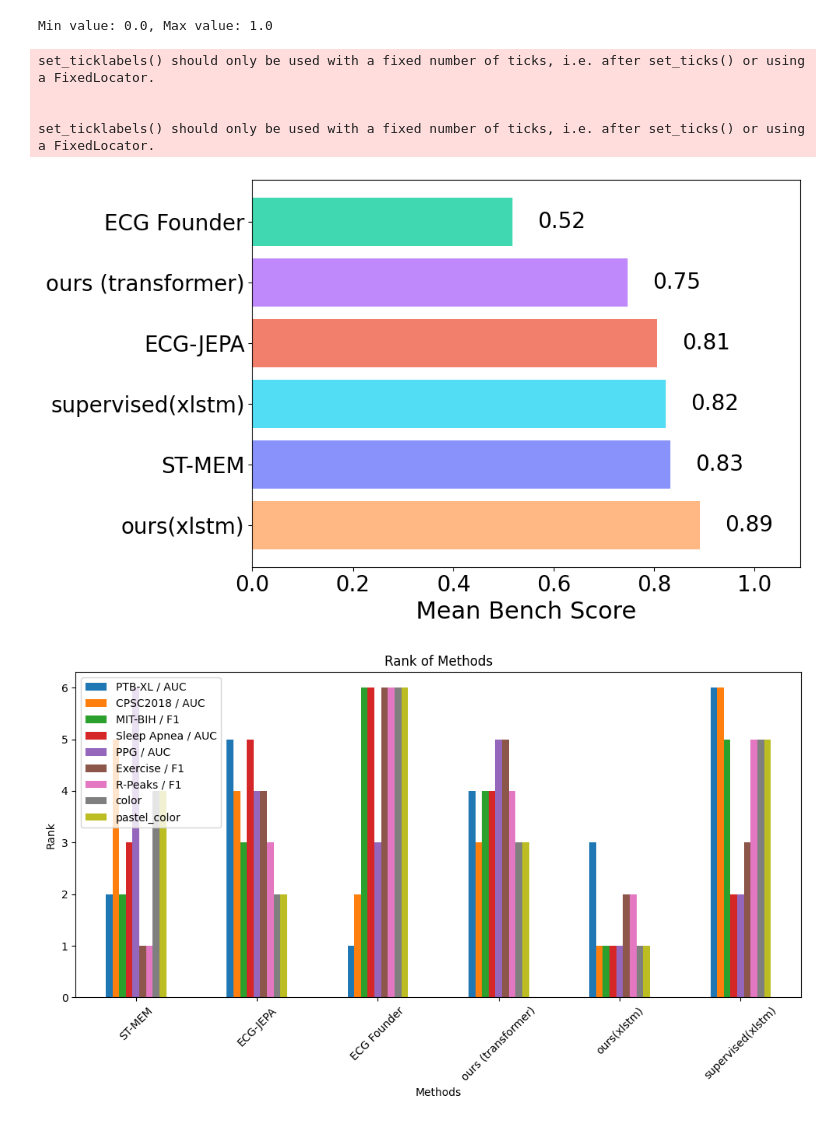
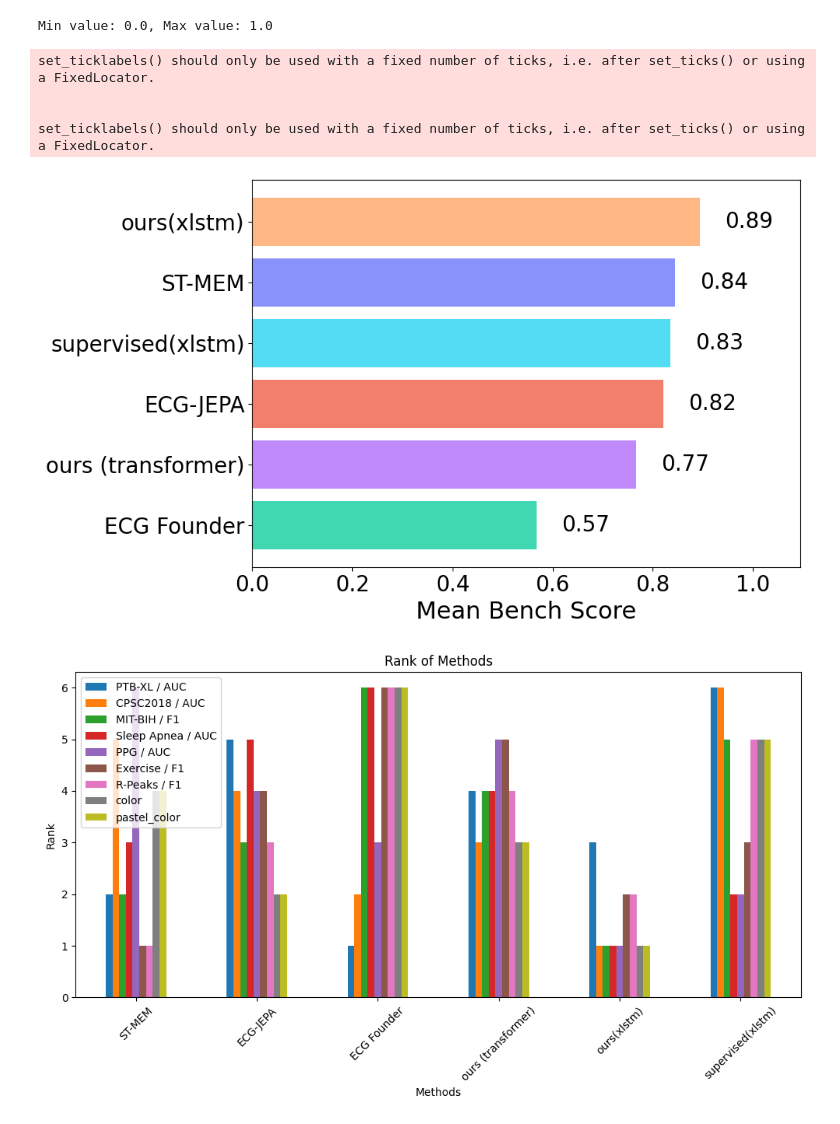
Before and after one commit to Lobster1911/bench-xecg-indian-benchmark, a Jupyter notebook: metrics.ipynb, the cells around one changed output. Saved outputs shown, nothing was run; the diff lists cells and outputs as text; code cells hidden in the pictures.

Commit message:
fix ignore index

```diff
--- a/metrics.ipynb
+++ b/metrics.ipynb
@@ -503,6 +503,11 @@ sleep_df = sleep_df[sleep_df.index.isin(ft_groups)]
 ppg_df = pd.DataFrame(records_ppg)
 ppg_df = ppg_df.groupby("group").agg('mean')
 ppg_df = ppg_df[ppg_df.index.isin(ft_groups)]
+
+age_df = pd.DataFrame(records_age)
+age_df = add_mean(age_df)
+age_df = age_df.groupby("group").agg('mean')
+age_df = age_df[age_df.index.isin(ft_groups)]
 # %%
 categories = ['PTB-XL', 'CPSC2018', 'MIT-BIH', 'Sleep<br>Apnea', 'PPG', 'Exercise', 'R-PEAK', 'Age']
 methods = ['ST-MEM', 'ECG-JEPA', 'ECG Founder', 'ours (transformer)', 'ours(xlstm)', 'supervised(xlstm)']
@@ -550,12 +555,12 @@ data = {
                         mit_r_peaks_df.loc['best_trans_ft']['test_f1_20'],
                         mit_r_peaks_df.loc['best_xlstm_ft']['test_f1_20'],
                         mit_r_peaks_df.loc['best_xlstm_sup']['test_f1_20']],
-    'Age / MAE': [      1 - age_ft.loc['best_stmem_ft']['mean_rsmape'],
-                        1 - age_ft.loc['best_jepa_ft']['mean_rsmape'],
-                        1 - age_ft.loc['best_ecgfm_ft']['mean_rsmape'],
-                        1 - age_ft.loc['best_trans_ft']['mean_rsmape'],
-                        1 - age_ft.loc['best_xlstm_ft']['mean_rsmape'],
-                        1 - age_ft.loc['best_xlstm_sup']['mean_rsmape']],
+    'Age / MAE': [      1 - age_df.loc['best_stmem_ft']['mean_rsmape'],
+                        1 - age_df.loc['best_jepa_ft']['mean_rsmape'],
+                        1 - age_df.loc['best_ecgfm_ft']['mean_rsmape'],
+                        1 - age_df.loc['best_trans_ft']['mean_rsmape'],
+                        1 - age_df.loc['best_xlstm_ft']['mean_rsmape'],
+                        1 - age_df.loc['best_xlstm_sup']['mean_rsmape']],
 }# RANKING
 
 df_raw = pd.DataFrame(data, index=methods)
@@ -696,7 +701,7 @@ df_ranked_sorted["mean_score"] = df_ranked_sorted.mean(axis=1)
 # add the color column back for plotting
 df_ranked_sorted["pastel_color"] = df_raw["pastel_color"]
 
-df_ranked_sorted = df_ranked_sorted.sort_values(by="mean_score", ascending=True)
+df_ranked_sorted = df_ranked_sorted.sort_values(by="mean_score", ascending=False)
 
 # Set style
 # sns.set(style="whitegrid")
@@ -710,34 +715,34 @@ fig, ax = plt.subplots(figsize=(10, 6))
 # Draw horizontal bars
 bars = ax.barh(df_ranked_sorted.index, df_ranked_sorted["mean_score"], color=df_ranked_sorted["pastel_color"])
 ax.set_yticklabels(df_ranked_sorted.index, fontsize=20)
 ax.set_xticklabels([0.0, 0.2, 0.4, 0.6, 0.8, 1.0], fontsize=20)
 
 # Add labels to bars
 for i, (value, label) in enumerate(zip(df_ranked_sorted["mean_score"], df_ranked_sorted.index)):
     ax.text(value + 0.05, i, f"{value:.2f}", va='center', ha='left', fontsize=20, color='black')
 
 # Format plot
 ax.set_xlabel('Mean Bench Score', fontsize=22)
 #ax.set_ylabel('Method', fontsize=12)
 # ax.set_title('Mean Rank of Methods', fontsize=14, weight='bold', pad=15)
 ax.invert_yaxis()  # Highest rank at top
 ax.set_xlim([0, df_ranked_sorted["mean_score"].max() + 0.2])  # Adjust x-axis limit
 # ax.xaxis.set_minor_locator(MultipleLocator(250))
 
 # ax.grid(True, axis='x', linestyle='--', alpha=0.7)
 # ax.set_axisbelow(True)
 
 # Remove spines
 # sns.despine(left=True, bottom=True)
 
 plt.tight_layout()
 plt.savefig("mean_rank_methods.png", dpi=300)
 # %% [output]
 set_ticklabels() should only be used with a fixed number of ticks, i.e. after set_ticks() or using a FixedLocator.
 
 
 set_ticklabels() should only be used with a fixed number of ticks, i.e. after set_ticks() or using a FixedLocator.
-[figure, old version]
+[figure, new version]
 # %%
 df_ranked = df_raw.copy()
 for dataset in df_ranked.columns:
```
Also changed, not shown: parts of 2 cells of this notebook, 5 other files.
